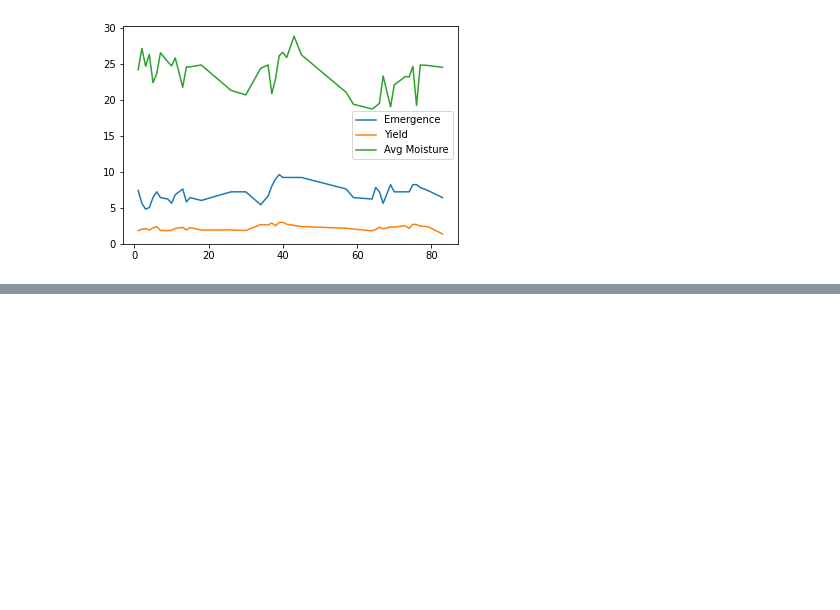
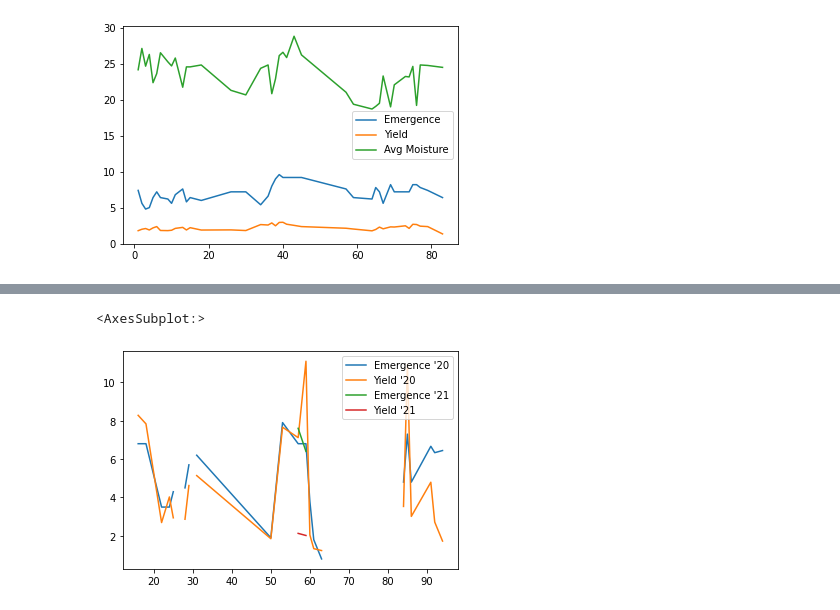
Before and after one commit to ciaranpflanagan/FYP, a Jupyter notebook: data_analysis.ipynb, the cells around one changed output, grey strips where cells are left out. Cells and saved outputs as stored; diff of their text form; code cells hidden in the pictures; blank space fills up the shorter version.

```diff
--- a/data_analysis.ipynb
+++ b/data_analysis.ipynb
@@ -158,0 +231,19 @@ df.plot()
+# %%
+# Tilled Data
+targets_2020 = tilled_2020[['Emergence', 'Combine Yield (t/ac)']]
+targets_2020 = targets_2020.loc[(targets_2020 != 0).all(axis = 1)]
+targets_2021 = tilled_2021[['Emergence', 'Combine Yield (t/ac)']]
+targets_2021 = targets_2021.loc[(targets_2021 != 0).all(axis = 1)]
+
+d = {'Emergence \'20' : targets_2020['Emergence'],
+     'Yield \'20' : targets_2020['Combine Yield (t/ac)'],
+     'Emergence \'21' : targets_2021['Emergence'],
+     'Yield \'21' : targets_2021['Combine Yield (t/ac)'],
+    }
+
+df = pd.DataFrame(d)
+
+df.plot() # Could change to a scatter plot?
+# %% [output]
+<AxesSubplot:>
+[figure, added]
```
Also changed, not shown: parts of 10 cells of this notebook.
